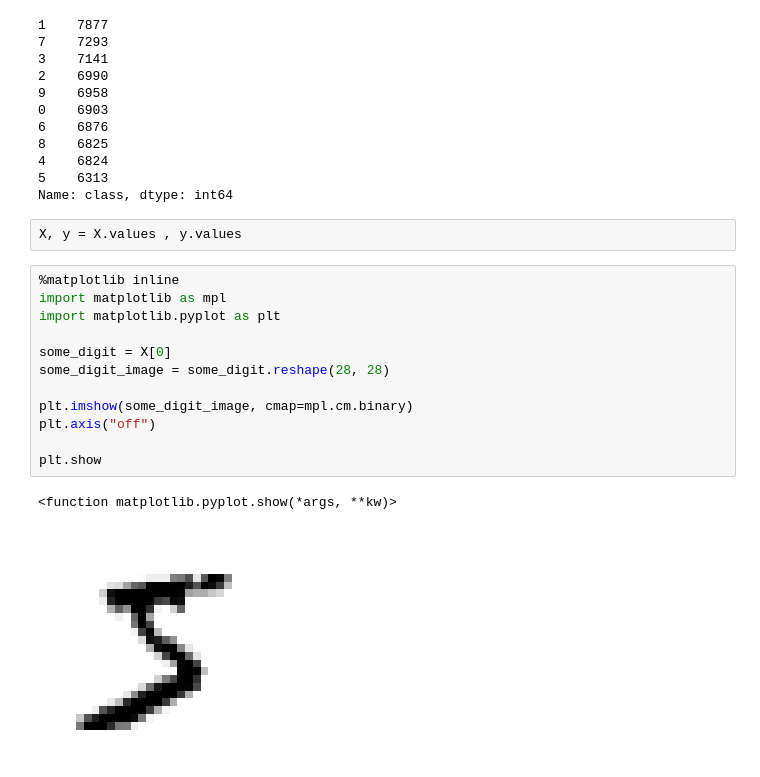
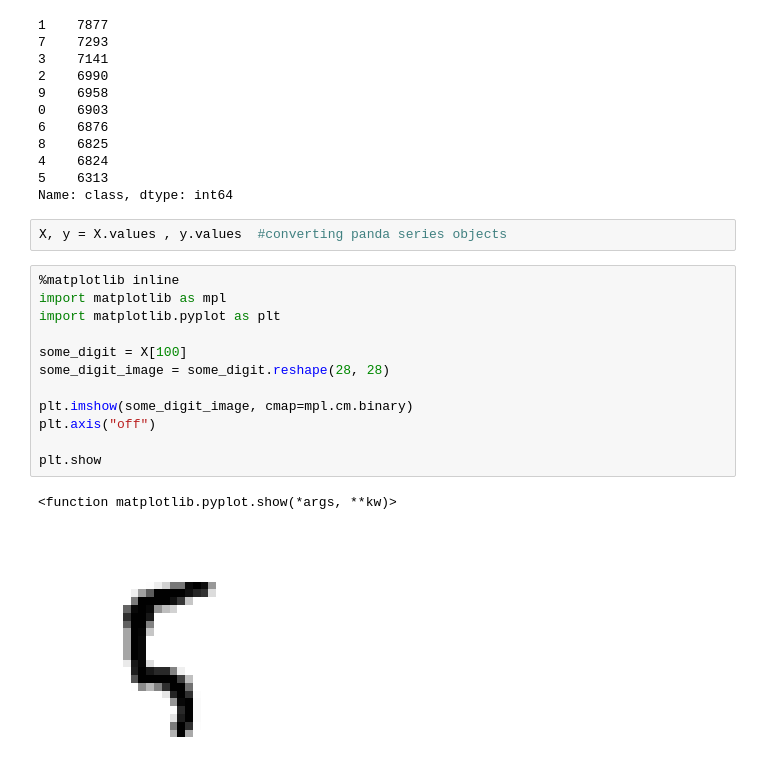
Before and after one commit to VinayakDubey07/Machine-learning, a Jupyter notebook: ML_Lab_2.ipynb, the cells around one changed output. Drawn from its saved outputs; the diff is of its cells as text.

```diff
--- a/ML_Lab_2.ipynb
+++ b/ML_Lab_2.ipynb
@@ -139,19 +139,19 @@ mnist["target"].value_counts()
 5    6313
 Name: class, dtype: int64
 # %%
-X, y = X.values , y.values
+X, y = X.values , y.values  #converting panda series objects
 # %%
 %matplotlib inline
 import matplotlib as mpl
 import matplotlib.pyplot as plt
 
-some_digit = X[0]
+some_digit = X[100]
 some_digit_image = some_digit.reshape(28, 28)
 
 plt.imshow(some_digit_image, cmap=mpl.cm.binary)
 plt.axis("off")
 
 plt.show
 # %% [output]
 <function matplotlib.pyplot.show(*args, **kw)>
-[figure, old version]
+[figure, new version]
```
